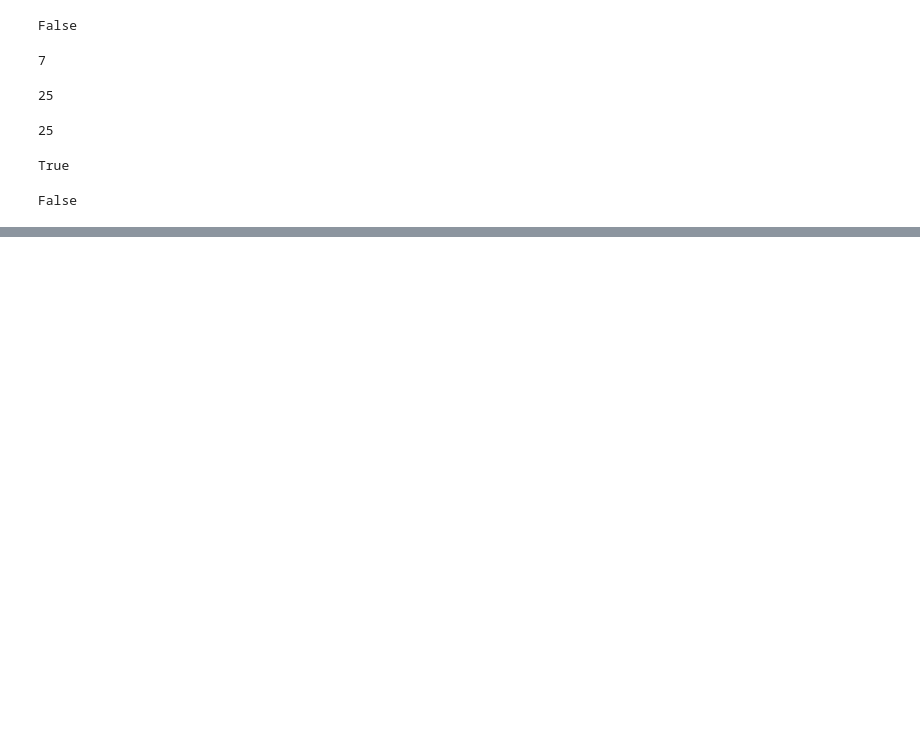
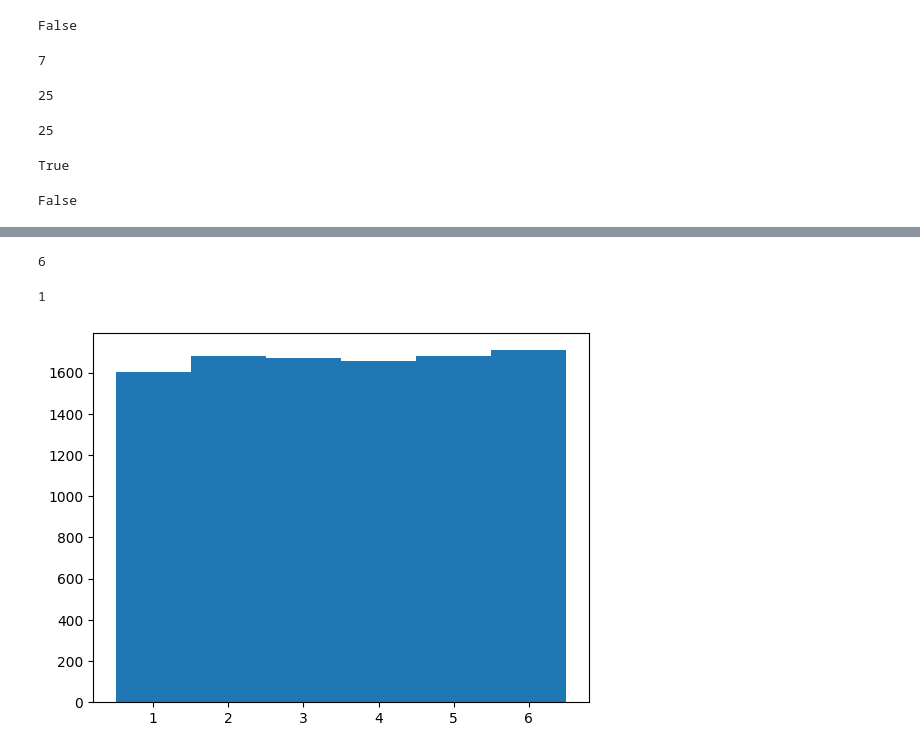
Before and after one commit to GiancarloNicolof/Using-Python-for-Research, a Jupyter notebook: Playground.ipynb, the cells around one changed output, grey strips where cells are left out. Cells and saved outputs as stored; diff of their text form; code cells hidden in the pictures; blank space fills up the shorter version.

```diff
--- a/Playground.ipynb
+++ b/Playground.ipynb
@@ -120,0 +112,13 @@ plt.hist(x, bins=30, density=True, cumulative=True, histtype="step");
+# %%
+random.choice(range(1,7))
+# %% [output]
+6
+# %%
+random.choice(list([1,2,3,4]))
+# %% [output]
+1
+# %%
+rolls = [random.choice([1,2,3,4,5,6]) for i in range(10000)]
+plt.hist(rolls, bins = np.linspace(0.5, 6.5, 7));
+# %% [output]
+[figure, added]
```
Also changed, not shown: parts of 15 cells of this notebook.
